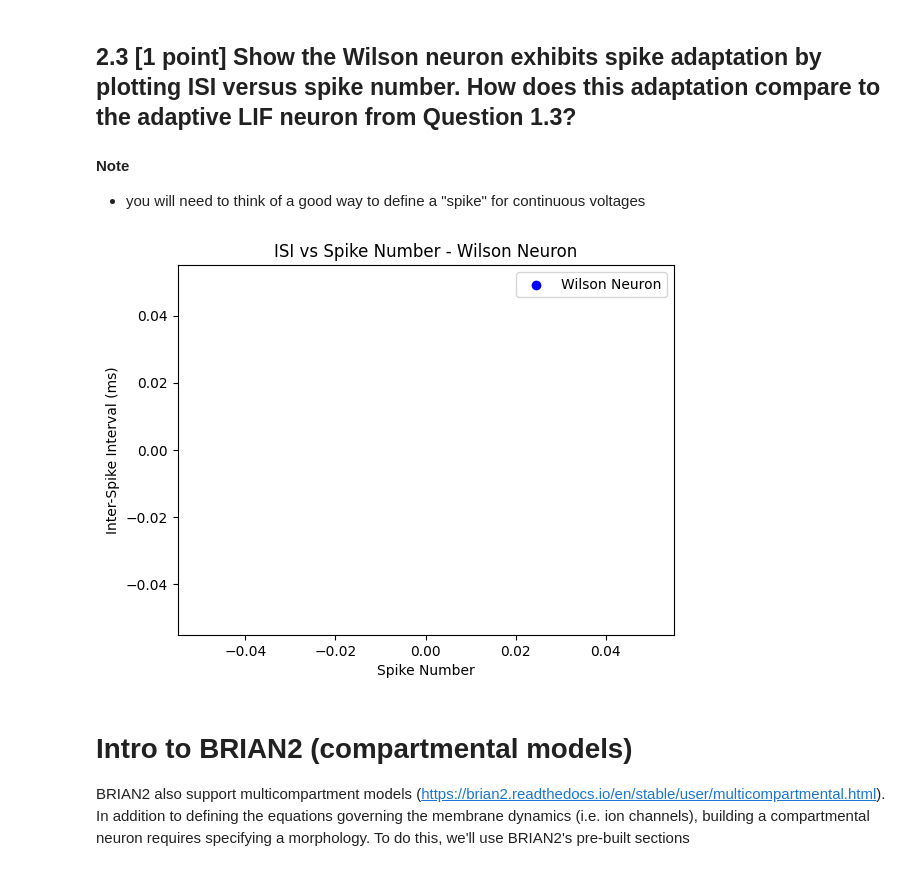
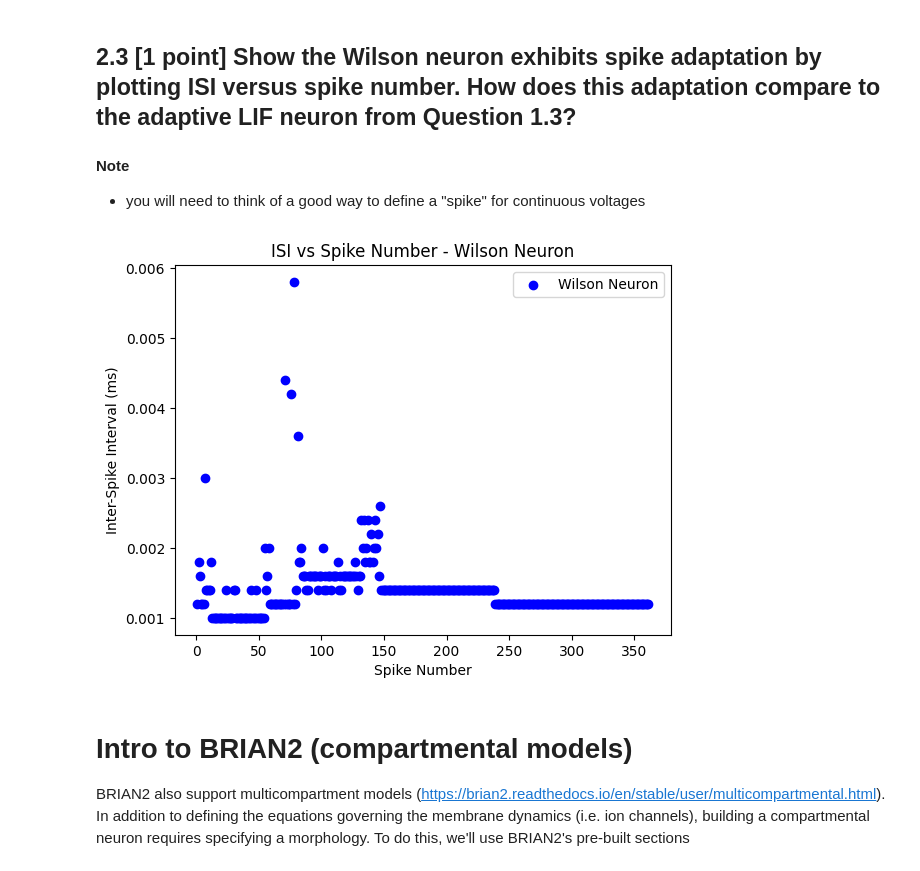
Before and after one commit to mr-nudo/neuronModels1, a Jupyter notebook: syde552_file_(1).ipynb, the cells around one changed output. Saved outputs shown, nothing was run; the diff lists cells and outputs as text; code cells hidden in the pictures.

```diff
--- a/syde552_file_(1).ipynb
+++ b/syde552_file_(1).ipynb
@@ -585,7 +576,7 @@ WARNING    Group uses a dt of 80. us while TimedArray uses dt of 100. us (ratio:
 - you will need to think of a good way to define a "spike" for continuous voltages
 # %%
 start_scope()
-defaultclock.dt = 0.05*ms
+defaultclock.dt = 0.2*ms #changed to fit graph output
 
 # Wilson neuron parameters
 tau_v = 0.97*ms
@@ -593,7 +584,6 @@ tau_r = 5.6*ms
 tau_h = 99.0*ms
 I_ext = 3
 
-# Additional adaptation parameters
 tau_adaptation = 100*ms
 delta_adaptation = 1*mV
 
@@ -604,39 +594,38 @@ dr/dt = -(r + 1.29*v + 0.79 + 3.30*(v + 0.38)**2)/tau_r : 1
 dh/dt = -(h - 11*(v + 0.754)*(v + 0.69))/tau_h : 1
 da/dt = -a / tau_adaptation : volt
 '''
 
-# Threshold and reset conditions
-threshold_condition = 'v > 0.3'
+threshold_condition = 'v > 0.2'
 reset_action = 'v = -0.9; a += delta_adaptation'
 
 # Create the Wilson neuron group
 neuron_wilson = NeuronGroup(1, eqs_wilson, threshold=threshold_condition, reset=reset_action, method='euler')
 
 # Set initial conditions
 neuron_wilson.v = -0.75
 neuron_wilson.r = 0.2
 neuron_wilson.h = 0.1
 neuron_wilson.a = 0
 
-# State monitors
+# Monitors
 monitor_wilson_v = StateMonitor(neuron_wilson, 'v', record=True)
 monitor_wilson_a = StateMonitor(neuron_wilson, 'a', record=True)
 monitor_wilson_s = SpikeMonitor(neuron_wilson)
 
-# Run the simulation
-run(100*ms)
+# Run
+run(500*ms)
 
 # Calculate ISI for Wilson neuron
 isi_wilson = np.diff(monitor_wilson_s.t)
 
 # Plot ISI versus spike number for Wilson neuron
 fig, ax = plt.subplots()
 ax.scatter(range(1, len(monitor_wilson_s.t)), isi_wilson, label='Wilson Neuron', color='blue')
 ax.set(xlabel='Spike Number', ylabel='Inter-Spike Interval (ms)', title='ISI vs Spike Number - Wilson Neuron')
 ax.legend()
 plt.show()
 # %% [output]
-[figure, old version]
+[figure, new version]
 # %% [markdown]
 # Intro to BRIAN2 (compartmental models)
 
```
Also changed, not shown: parts of 10 cells of this notebook.
